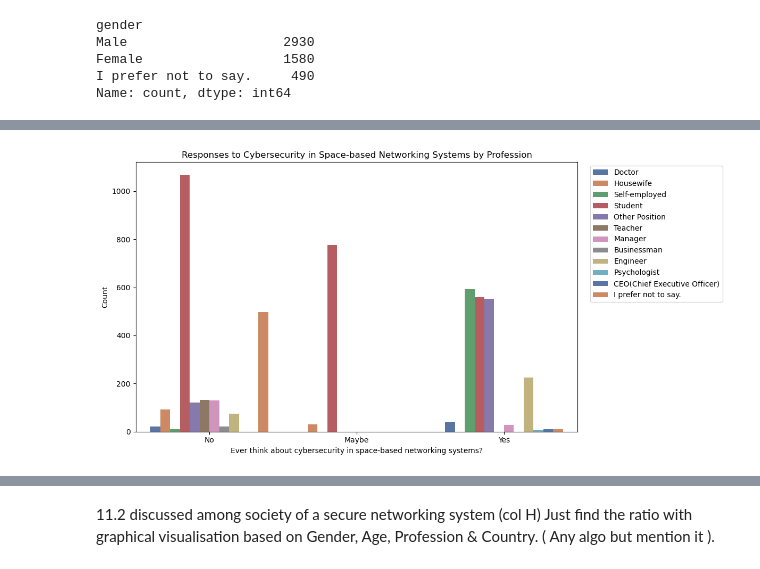
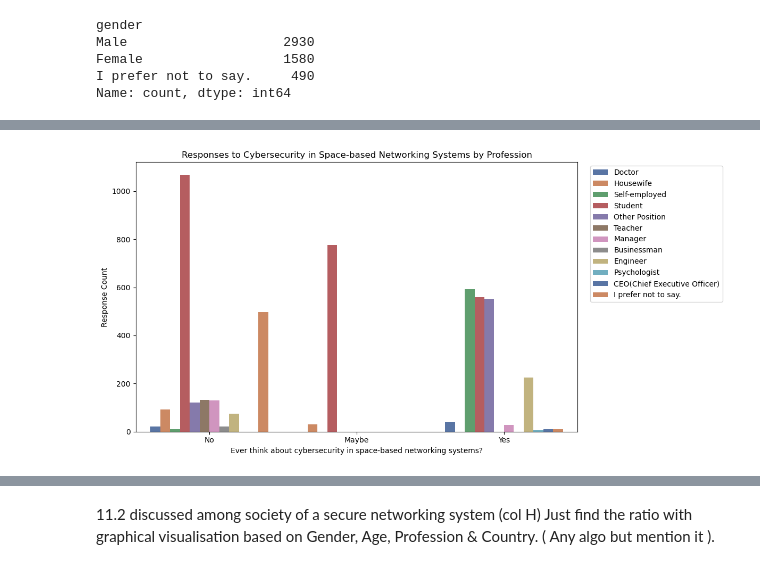
Before and after one commit to ihsanulcode/networking-systems-data-analysis, a Jupyter notebook: Notebook_2_Graphical_Visualization.ipynb, the cells around one changed output, grey strips where cells are left out. Saved outputs shown, nothing was run; the diff lists cells and outputs as text; code cells hidden in the pictures.

```diff
--- a/Notebook_2_Graphical_Visualization.ipynb
+++ b/Notebook_2_Graphical_Visualization.ipynb
@@ -97,16 +112,16 @@ plt.show()
 # %%
 # by profession
 plt.figure(figsize=(12, 6))
 sns.countplot(data=df, x="ever_think_about_cybsec_space-based_netw_sys", hue="profession", palette="deep")
 plt.title("Responses to Cybersecurity in Space-based Networking Systems by Profession")
 plt.xlabel("Ever think about cybersecurity in space-based networking systems?")
-plt.ylabel("Response Count"))
+plt.ylabel("Response Count")
 # Set legend position
 plt.legend(loc='upper left', bbox_to_anchor=(1.02, 1))
 save_fig("by_profession", subfolder="11.1")
 plt.show()
 # %% [output]
-[figure, old version]
+[figure, new version]
 # %%
 # by country
 plt.figure(figsize=(10, 6))
```
Also changed, not shown: parts of 4 cells of this notebook, 1 other file.
